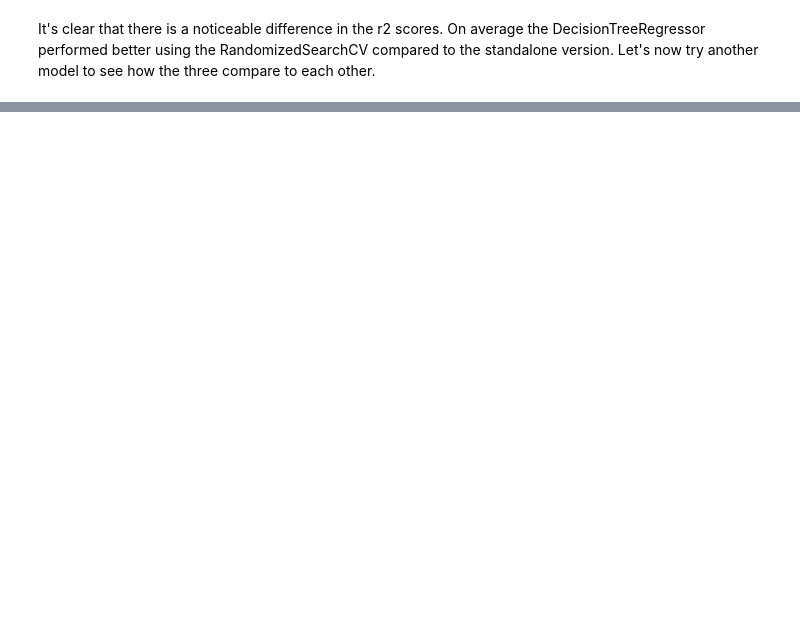
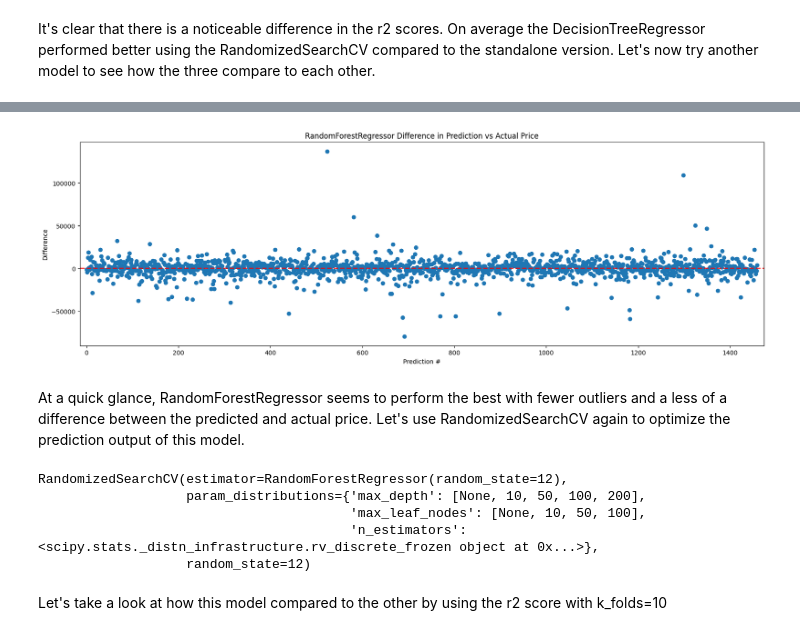
Before and after one commit to ddavidbailey/housing_prices, a Jupyter notebook: notebooks/04_training_and_comparison.ipynb, the cells around one changed output, grey strips where cells are left out. Drawn from its saved outputs; the diff is of its cells as text; code cells hidden in the pictures; blank space fills up the shorter version.

```diff
--- a/notebooks/04_training_and_comparison.ipynb
+++ b/notebooks/04_training_and_comparison.ipynb
@@ -273,0 +337,16 @@ It's clear that there is a noticeable difference in the r2 scores. On average th
+# %%
+pred = rfr.predict(training_pp)
+diff = pred - y
+# %%
+plt.subplots(figsize=(20,6))
+plt.margins(x=.01)
+plt.scatter(x=[i for i in range(len(diff))], y=diff)
+plt.title("RandomForestRegressor Difference in Prediction vs Actual Price")
+plt.ylabel("Difference")
+plt.xlabel("Prediction #")
+plt.axhline(y=0, color="r", linestyle="--", alpha=.75, linewidth=2)
+plt.show()
+# %% [output]
+[figure, added]
+# %% [markdown]
+At a quick glance, RandomForestRegressor seems to perform the best with fewer outliers and a less of a difference between the predicted and actual price. Let's use RandomizedSearchCV again to optimize the prediction output of this model.
@@ -273,0 +363,10 @@ It's clear that there is a noticeable difference in the r2 scores. On average th
+# %%
+rfr_rand.fit(training_pp, y)
+# %% [output]
+RandomizedSearchCV(estimator=RandomForestRegressor(random_state=12),
+                   param_distributions={'max_depth': [None, 10, 50, 100, 200],
+                                        'max_leaf_nodes': [None, 10, 50, 100],
+                                        'n_estimators': <scipy.stats._distn_infrastructure.rv_discrete_frozen object at 0x...>},
+                   random_state=12)
+# %% [markdown]
+Let's take a look at how this model compared to the other by using the r2 score with k_folds=10
```
Also changed, not shown: parts of 12 cells of this notebook.
